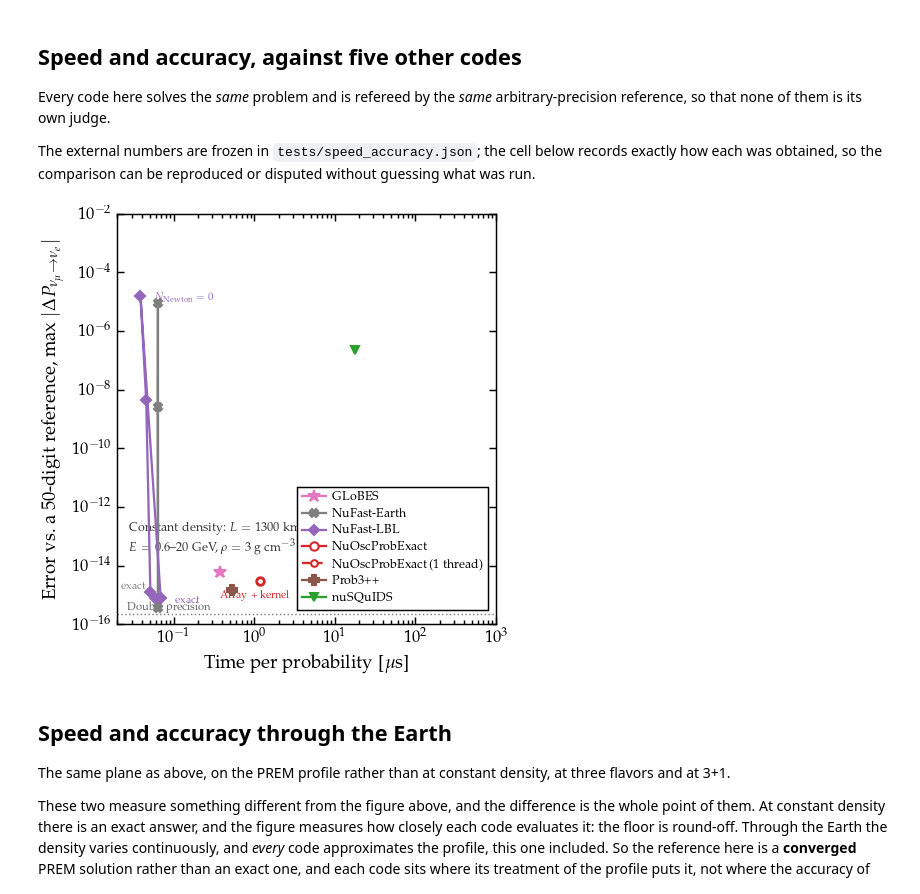
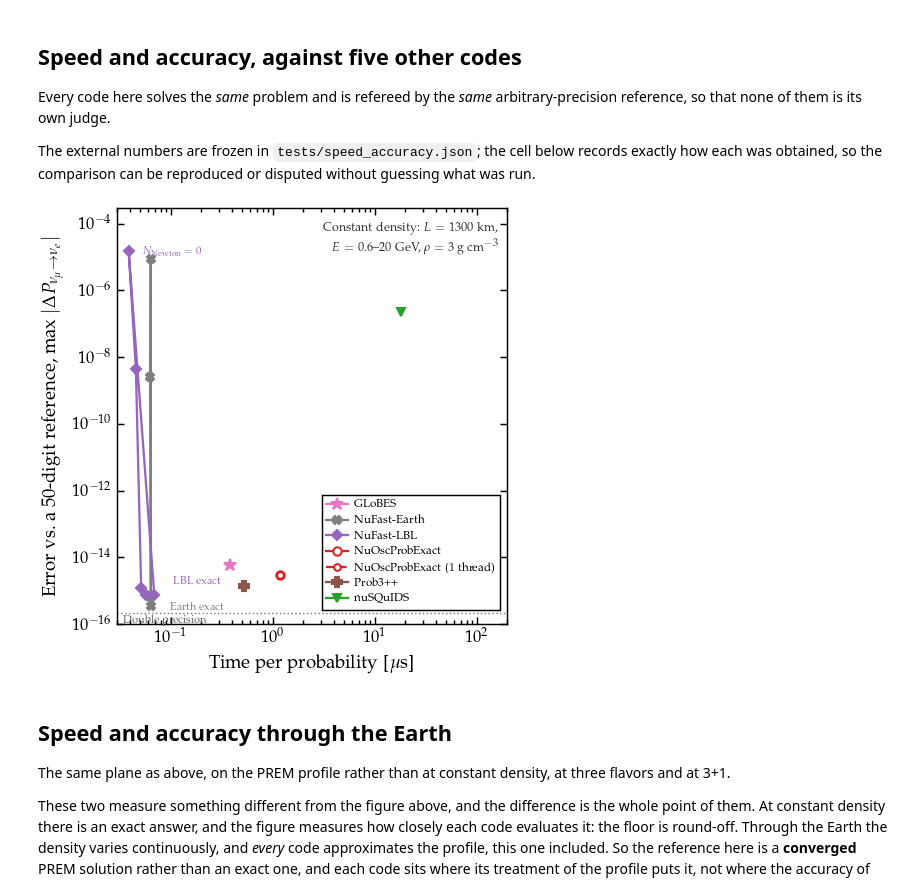
Before and after one commit to mbustama/NuOscProbExact, a Jupyter notebook: notebooks/10_paper_figures.ipynb, the cells around one changed output. Cells and saved outputs as stored; diff of their text form; code cells hidden in the pictures.

```diff
--- a/notebooks/10_paper_figures.ipynb
+++ b/notebooks/10_paper_figures.ipynb
@@ -1596,47 +1596,58 @@ for series in sa["series"]:
     for q in points:
         anchor[(series["name"], q["label"])] = (
             q["us_per_probability"], q["max_abs_error"], colour)
 
 # What is varied along each curve, at both ends where there are two.
 # Anchored to the measured points rather than to typed coordinates: the
 # previous version of this figure carried four pairs of numbers copied from
 # a run nobody could reproduce, and one of them -- NuFast-LBL at
 # N_Newton = 3 -- said 8.3e-12 where the measurement says 7.6e-16.
 for (name, label), lab, dx, dy, ha in (
         (("NuFast-LBL", "0"), r"$N_{\rm Newton} = 0$", 7, -2, "left"),
-        (("NuFast-LBL", "-1"), "exact", 7, -2, "left"),
-        (("NuFast-Earth", "-1"), "exact", -6, 5, "right")):
+        # Both exact points land within a hair of each other -- 0.0689 and
+        # 0.0639 us, 7.61e-16 and 7.09e-16 -- so the two labels are pushed
+        # apart vertically rather than written on top of one another and on
+        # top of the double-precision line.
+        (("NuFast-LBL", "-1"), "LBL exact", 9, 5, "left"),
+        (("NuFast-Earth", "-1"), "Earth exact", 9, -7, "left")):
     if (name, label) not in anchor:
         continue
     x, y, c = anchor[(name, label)]
     ax.annotate(lab, xy=(x, y), xytext=(dx, dy), textcoords="offset points",
                 fontsize=5.2, color=c, ha=ha)
 
 ax.axhline(2.2e-16, color="0.5", ls=":", lw=0.7, zorder=1)
-ax.text(2.6e-2, 3.2e-16, "Double precision", fontsize=5.4, color="0.4")
+ax.text(3.4e-2, 1.15e-16, "Double precision", fontsize=5.4, color="0.4")
 # This panel's data does not leave the same corners free as the Earth ones:
-# the single NuOscProbExact point sits at the bottom left and nuSQuIDS runs
-# along the top right, so the subtitle goes just above the former and the
-# legend into the empty bottom right.
-ax.text(0.03, 0.17, "Constant density:  $L = 1300$ km,\n"
+# Placed against where the points actually are, which the measurement
+# decides and not this cell: five codes cluster along the double-precision
+# floor at the bottom left, NuFast-LBL climbs the left edge as its Newton
+# steps are removed, and nuSQuIDS sits alone in the middle right.  That
+# leaves the top right empty for the legend.  The previous version of this
+# block placed both from a layout the old data had, and also carried an
+# "Array + kernel" label pinned to a point -- 0.230 us, 9.71e-16 -- that no
+# longer exists in any measurement.
+# Upper right, because that corner is genuinely empty and the lower right
+# is not: nuSQuIDS is a single point out at 18 us, and an opaque legend
+# placed there covered it completely -- the code appeared in the legend and
+# nowhere on the axes.
+ax.text(0.975, 0.965, "Constant density:  $L = 1300$ km,\n"
         r"$E = 0.6$--$20$ GeV,  $\rho = 3$ g cm$^{-3}$",
-        transform=ax.transAxes, ha="left", va="bottom", fontsize=6.0,
+        transform=ax.transAxes, ha="right", va="top", fontsize=6.0,
         color="0.2", linespacing=1.4)
-ax.annotate("Array + kernel", xy=(0.230, 9.71e-16), xytext=(8, -1),
-            textcoords="offset points", fontsize=5.2, color="C3", ha="left")
 ax.set_xlabel(r"Time per probability [$\mu$s]")
 ax.set_ylabel(r"Error vs.\ a 50-digit reference,  "
               r"max $|\Delta P_{\nu_\mu \to \nu_e}|$")
-ax.set_xlim(2.0e-2, 1.0e3)
-ax.set_ylim(1.0e-16, 1.0e-2)
+ax.set_xlim(3.0e-2, 2.0e2)
+ax.set_ylim(1.0e-16, 3.0e-4)
 leg = ax.legend(loc="lower right", bbox_to_anchor=(0.995, 0.02),
-                fontsize=6.0)
+                fontsize=5.6)
 leg.get_frame().set_linewidth(0.7)
 fig.tight_layout(pad=0.3)
 fig.savefig(os.path.join(FIGDIR, "speed_accuracy.pdf"))
 plt.show()
 # %% [output]
-[figure, old version]
+[figure, new version]
 # %% [markdown]
 ## Speed and accuracy through the Earth
 
```
Also changed, not shown: parts of 1 cell of this notebook, 36 other files.
